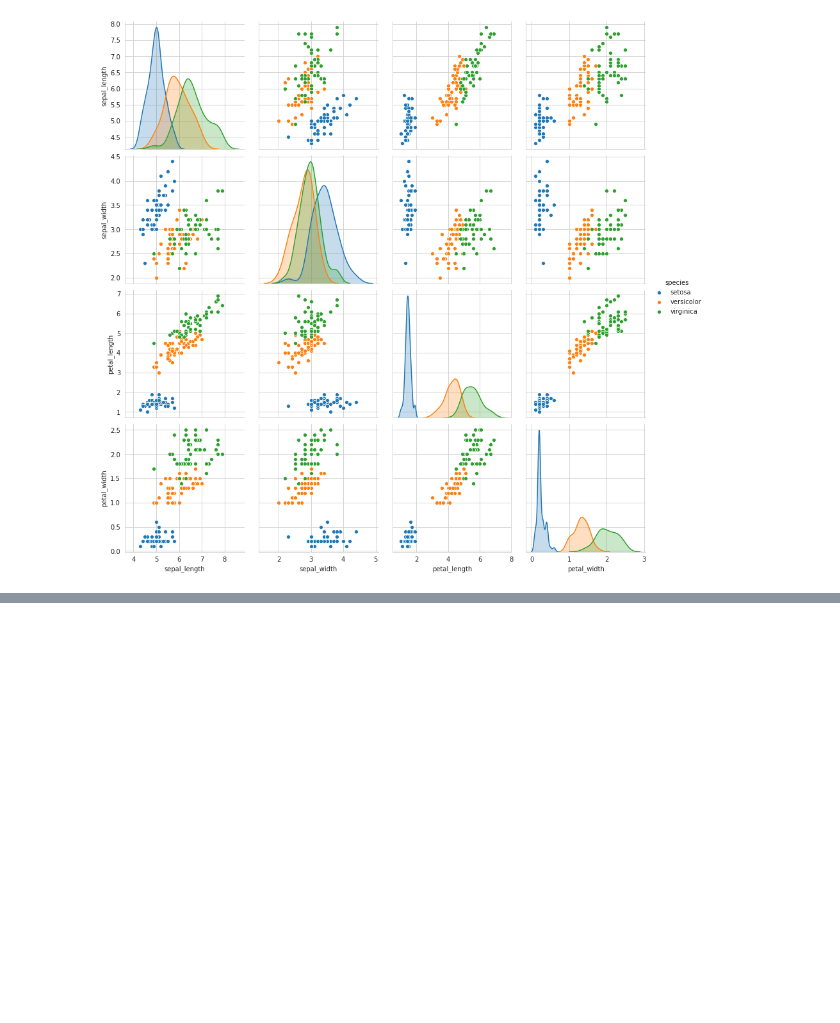
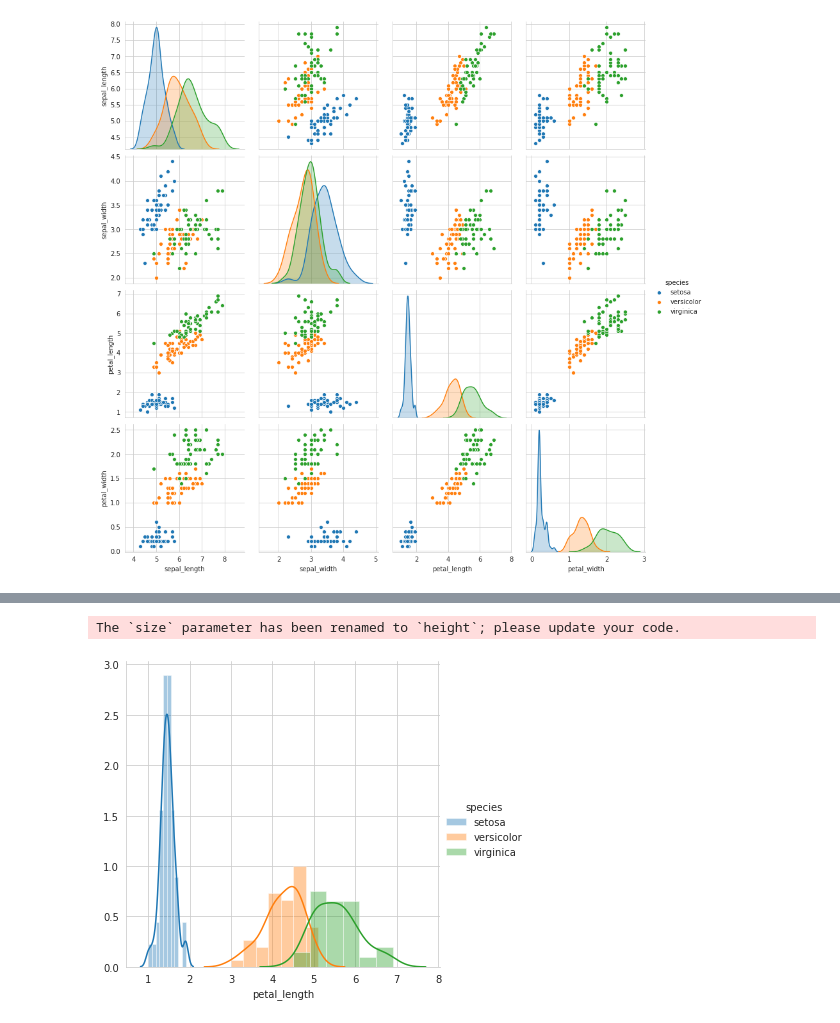
Before and after one commit to Joydeep75/EDA, a Jupyter notebook: EDA_iris_CDF_PDF_.ipynb, the cells around one changed output, grey strips where cells are left out. Saved outputs shown, nothing was run; the diff lists cells and outputs as text; code cells hidden in the pictures; blank space fills up the shorter version.

```diff
--- a/EDA_iris_CDF_PDF_.ipynb
+++ b/EDA_iris_CDF_PDF_.ipynb
@@ -165,0 +188,20 @@ The `size` parameter has been renamed to `height`; please update your code.
+# %%
+sns.FacetGrid(iris,hue="species",size=5) \
+    .map(sns.distplot,"petal_length") \
+    .add_legend();
+
+plt.show();
+
+# Here in the figure, x-axis is the petal length
+# and the y axis is a count of no of points that
+# exist in the given range.
+
+# And using this plot we can able to observe
+# how many points are there in particular regions.
+# Histogram basically represents how many points
+# exist for each value on the x-axis.
+
+# PDF is smoothness of histogram
+# %% [output]
+The `size` parameter has been renamed to `height`; please update your code.
+[figure, added]
```
Also changed, not shown: parts of 2 cells of this notebook.
